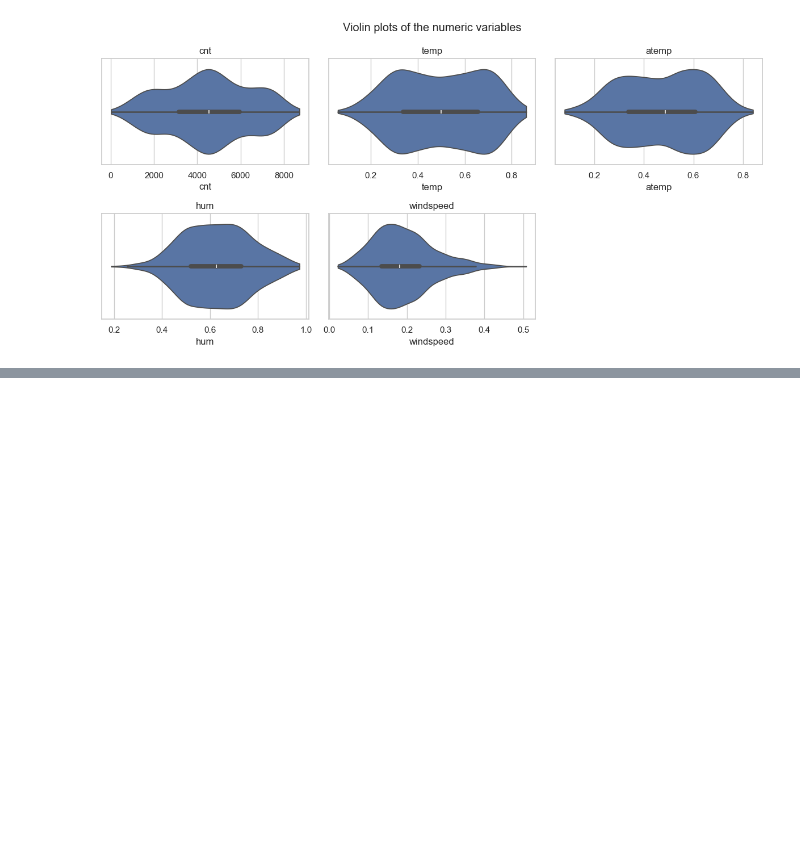
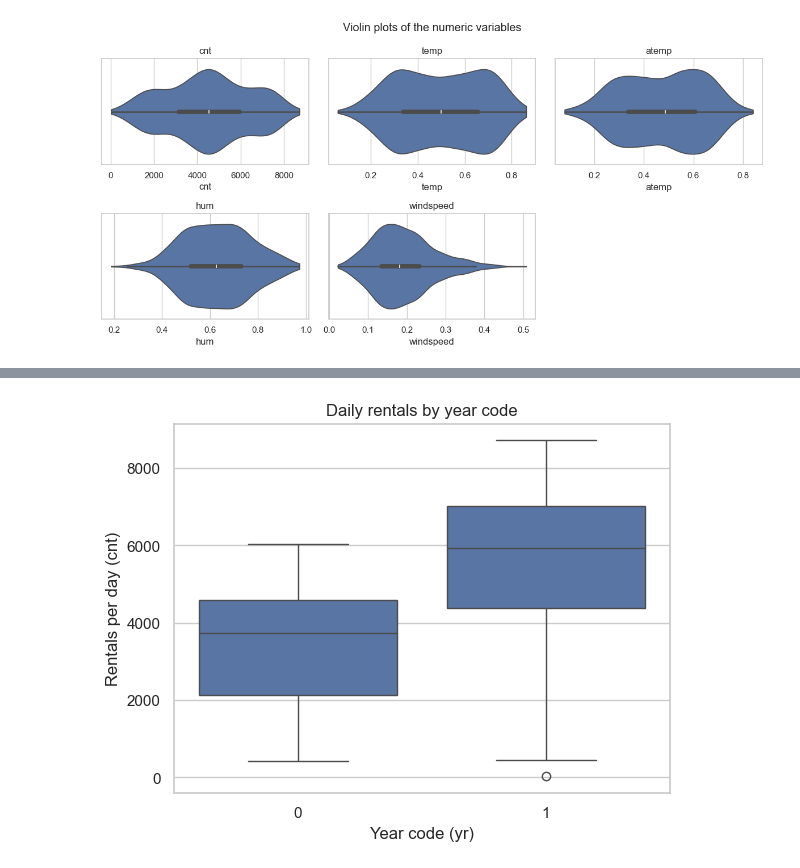
Before and after one commit to husnaaydn/bike-sharing-eda-project, a Jupyter notebook: bike_sharing_project.ipynb, the cells around one changed output, grey strips where cells are left out. Cells and saved outputs as stored; diff of their text form; code cells hidden in the pictures; blank space fills up the shorter version.

Commit message:
Add categorical relationships and rental group comparisons

```diff
--- a/bike_sharing_project.ipynb
+++ b/bike_sharing_project.ipynb
@@ -888,0 +1001,9 @@ plt.show()
+# %%
+fig, ax = plt.subplots()
+sns.boxplot(data=df, x="yr", y="cnt", order=[0, 1], ax=ax)
+ax.set_xlabel("Year code (yr)")
+ax.set_ylabel("Rentals per day (cnt)")
+ax.set_title("Daily rentals by year code")
+plt.show()
+# %% [output]
+[figure, added]
```
Also changed, not shown: parts of 13 cells of this notebook.
